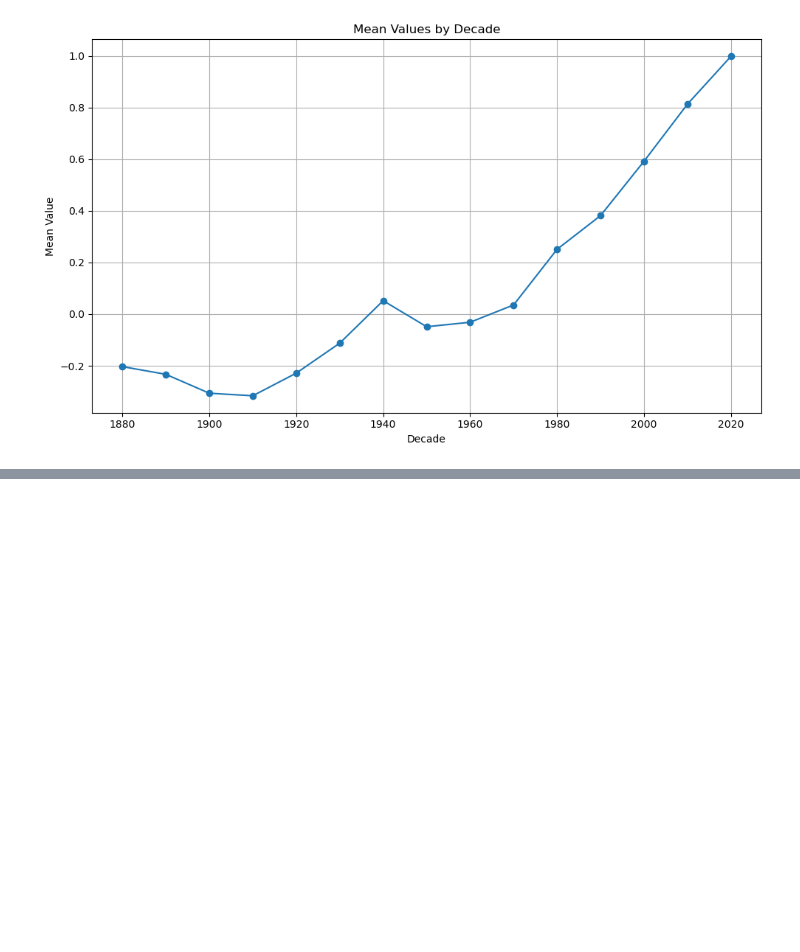
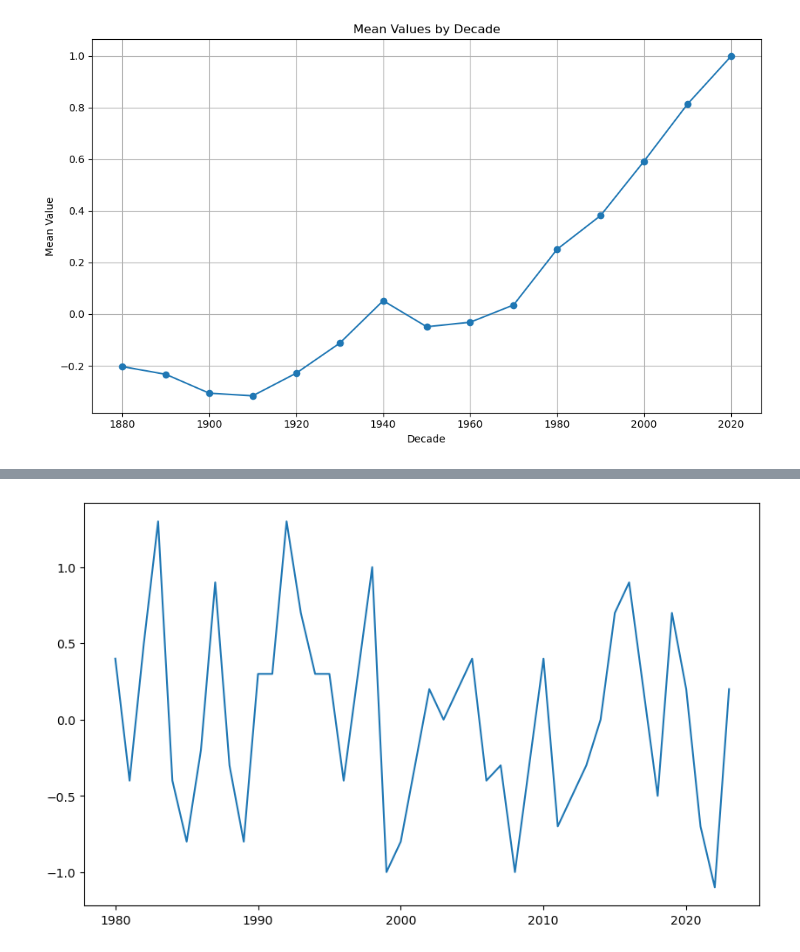
Before and after one commit to SoffieW/climate_repo, a Jupyter notebook: notebooks/explore_seasonality.ipynb, the cells around one changed output, grey strips where cells are left out. Cells and saved outputs as stored; diff of their text form; code cells hidden in the pictures; blank space fills up the shorter version.

```diff
--- a/notebooks/explore_seasonality.ipynb
+++ b/notebooks/explore_seasonality.ipynb
@@ -155,0 +254,5 @@ plt.show()
+# %%
+fig, ax = plt.subplots(figsize = (10,6))
+ax.plot(nino_nina_df["Year"], nino_nina_df["MAM"]);
+# %% [output]
+[figure, added]
```
Also changed, not shown: parts of 19 cells of this notebook, 22 other files.
